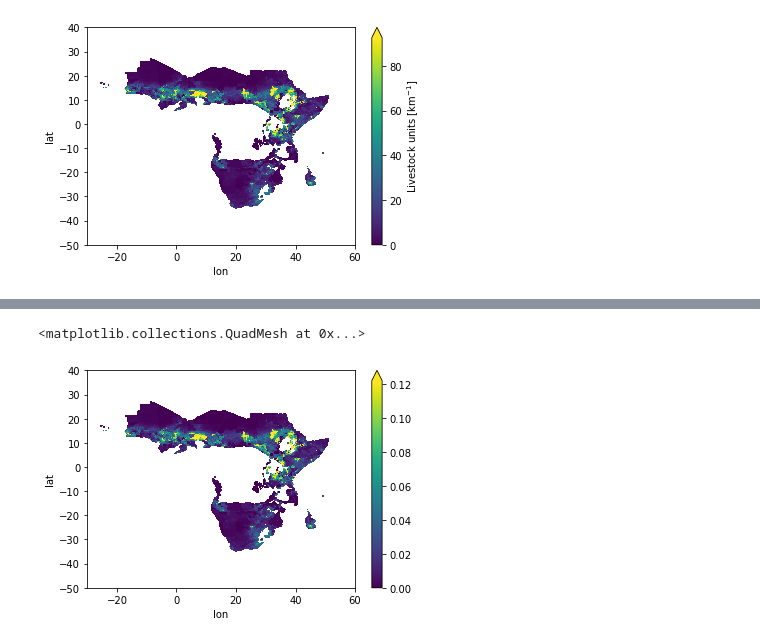
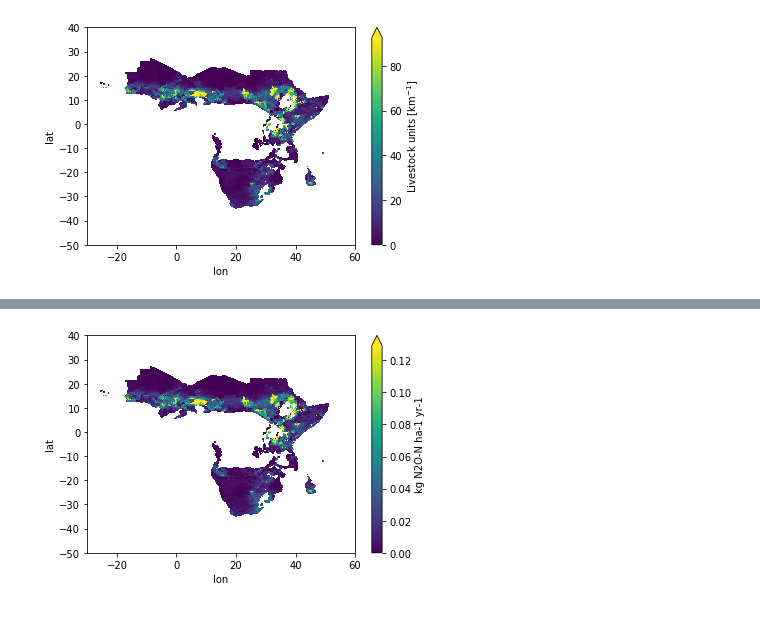
Before and after one commit to cwerner/edgar5-analysis-africa, a Jupyter notebook: analysis.ipynb, the cells around one changed output, grey strips where cells are left out. Cells and saved outputs as stored; diff of their text form; code cells hidden in the pictures.

Commit message:
update analysis nb and plotting nb

```diff
--- a/analysis.ipynb
+++ b/analysis.ipynb
@@ -338,6 +333,0 @@ fraction.plot()
-# %%
-# kg N ha-1 yr-1 ???
-((fraction * 49_400_000)*subsaharadry/area).plot(robust=True)
-# %% [output]
-<matplotlib.collections.QuadMesh at 0x...>
-[figure, removed]
@@ -343,0 +339,10 @@ fraction.plot()
+# %%
+# scale total emission back to pixels
+total_livestockunits = (livestockunits*subsahara).sum()
+cattle_fr = (livestock["cattle"]*subsaharadry) / total_livestockunits
+sheep_fr = (((livestock["sheep"]*0.1)/0.7)*subsaharadry) / total_livestockunits
+goats_fr = (((livestock["goats"]*0.1)/0.7)*subsaharadry) / total_livestockunits
+# %%
+((cattle_fr + sheep_fr + goats_fr)* 49_400_000 / area).plot(robust=True, cbar_kwargs={'label': "kg N2O-N ha-1 yr-1"});
+# %% [output]
+[figure, added]
```
Also changed, not shown: parts of 5 cells of this notebook, 1 other file.
